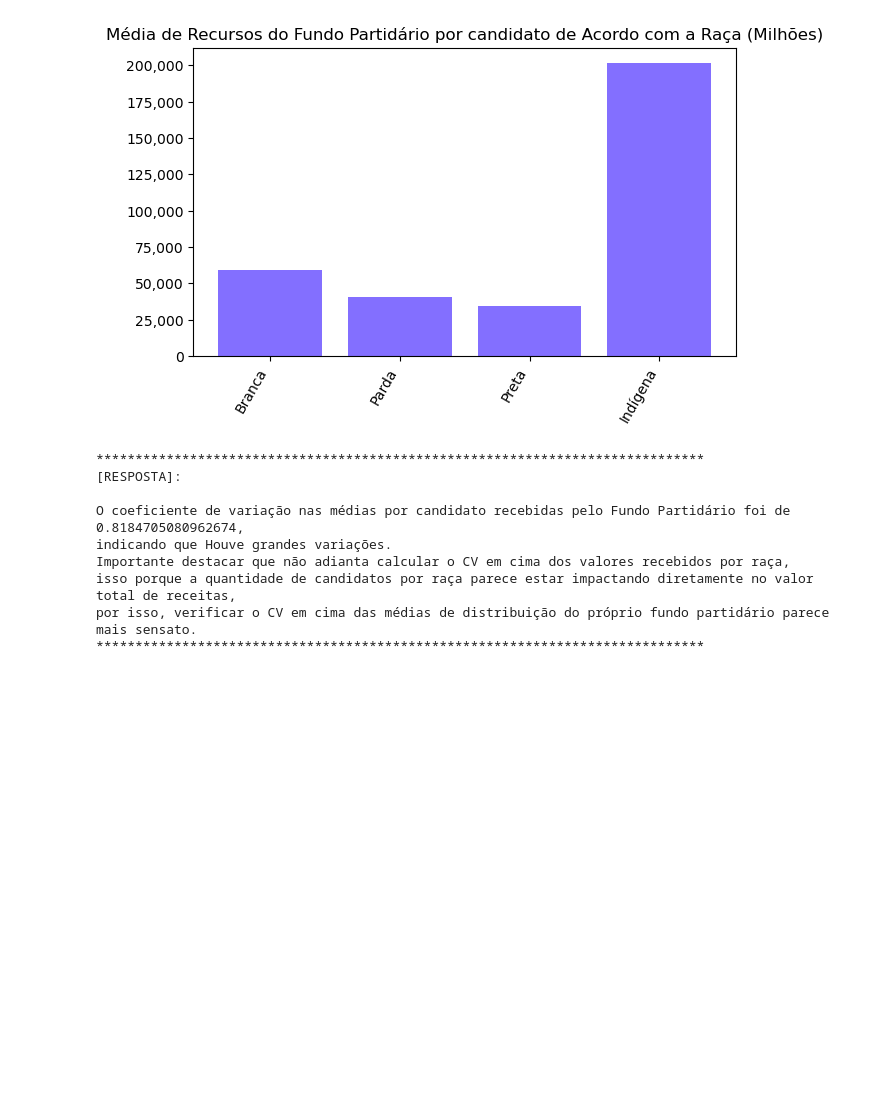
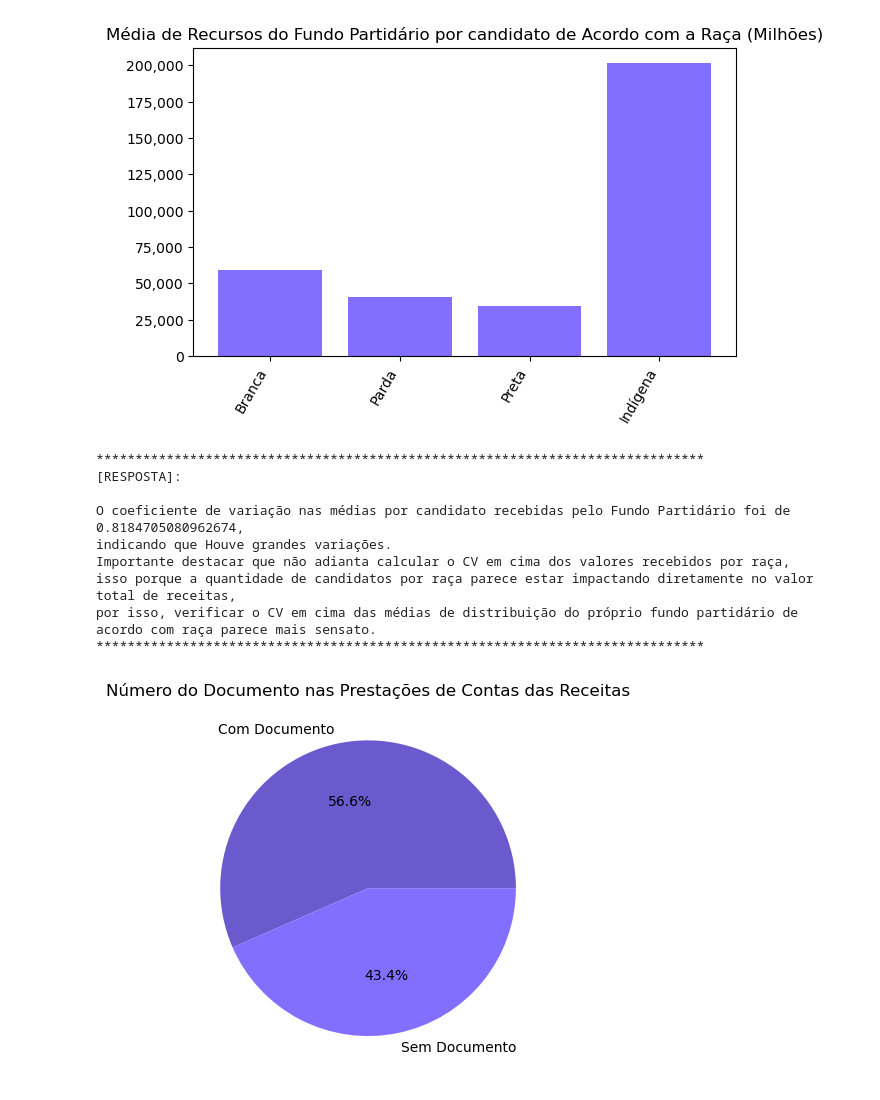
Before and after one commit to devBino/analise_dados_cases, a Jupyter notebook: prestacao_contas_partidos/rio_grande_do_sul/analise.ipynb, the cells around one changed output. Saved outputs shown, nothing was run; the diff lists cells and outputs as text; code cells hidden in the pictures; blank space fills up the shorter version.

```diff
--- a/prestacao_contas_partidos/rio_grande_do_sul/analise.ipynb
+++ b/prestacao_contas_partidos/rio_grande_do_sul/analise.ipynb
@@ -300,7 +507,7 @@ resposta = f"{resposta}O coeficiente de variação nas médias por candidato rec
 resposta = f"{resposta}indicando que {msg_resposta}.\n"
 resposta = f"{resposta}Importante destacar que não adianta calcular o CV em cima dos valores recebidos por raça, \n"
 resposta = f"{resposta}isso porque a quantidade de candidatos por raça parece estar impactando diretamente no valor total de receitas, \n"
-resposta = f"{resposta}por isso, verificar o CV em cima das médias de distribuição do próprio fundo partidário parece mais sensato."
+resposta = f"{resposta}por isso, verificar o CV em cima das médias de distribuição do próprio fundo partidário de acordo com raça parece mais sensato."
 resposta = f"{resposta}\n******************************************************************************\n"
 print(resposta)
 # %% [output]
@@ -311,5 +518,13 @@ O coeficiente de variação nas médias por candidato recebidas pelo Fundo Parti
 indicando que Houve grandes variações.
 Importante destacar que não adianta calcular o CV em cima dos valores recebidos por raça,
 isso porque a quantidade de candidatos por raça parece estar impactando diretamente no valor total de receitas,
-por isso, verificar o CV em cima das médias de distribuição do próprio fundo partidário parece mais sensato.
+por isso, verificar o CV em cima das médias de distribuição do próprio fundo partidário de acordo com raça parece mais sensato.
 ******************************************************************************
+# %%
+total_sem_doc = len(receitas[ receitas['NR_DOCUMENTO_DOACAO'].apply(lambda x: 'NUL' in  x) ])
+total_com_doc = len(receitas[ receitas['NR_DOCUMENTO_DOACAO'].apply(lambda x: 'NUL' not in x) ])
+
+_ = plt.pie([total_com_doc, total_sem_doc], labels=['Com Documento','Sem Documento'], autopct='%1.1f%%', colors=[slateBlue, slateBlue1])
+_ = plt.title('Número do Documento nas Prestações de Contas das Receitas')
+# %% [output]
+[figure, added]
```
Also changed, not shown: parts of 31 cells of this notebook.
